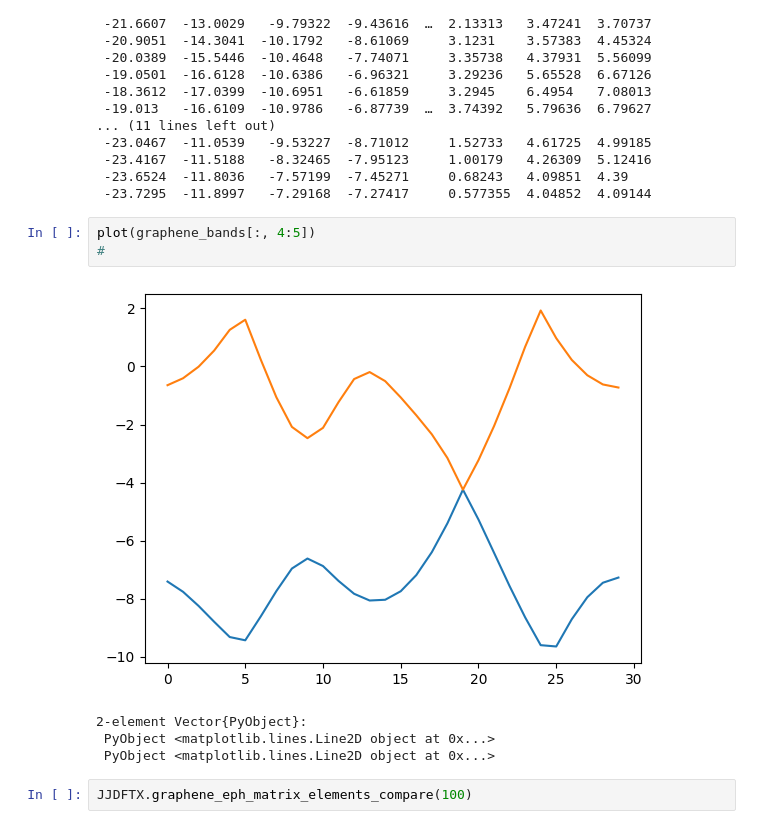
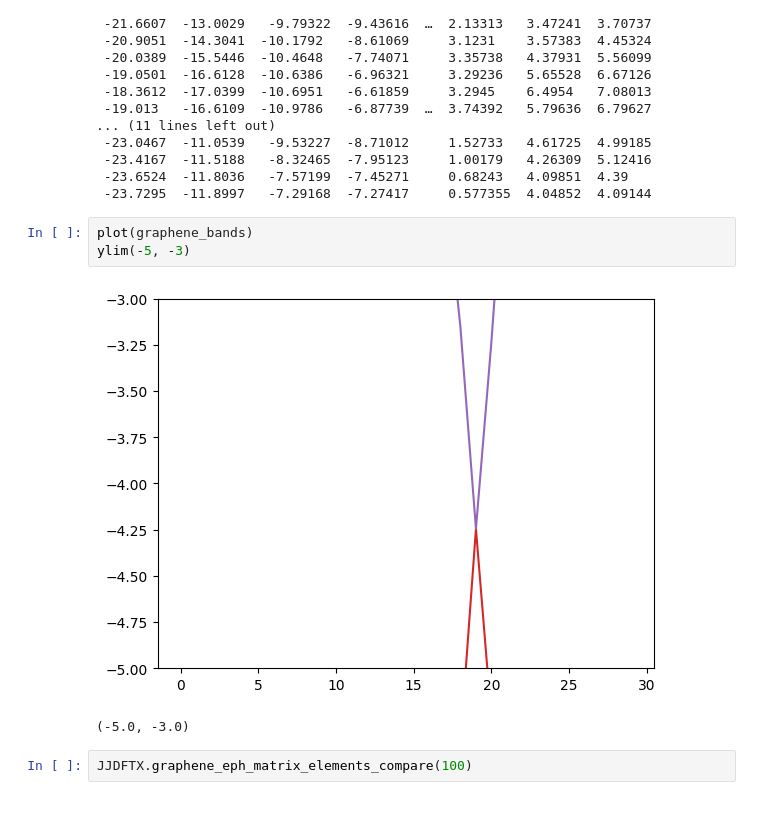
Before and after one commit to AliGhorashiCMT/Plasmons_Paper, a Jupyter notebook: Sanity Checks/Sanity Checks.ipynb, the cells around one changed output. Drawn from its saved outputs; the diff is of its cells as text.

```diff
--- a/Sanity Checks/Sanity Checks.ipynb
+++ b/Sanity Checks/Sanity Checks.ipynb
@@ -48,13 +46,11 @@ graphene_bands = JJDFTX.dft_graphene_wannier_dispersion()
  -23.6524  -11.8036   -7.57199  -7.45271     0.68243   4.09851  4.39
  -23.7295  -11.8997   -7.29168  -7.27417     0.577355  4.04852  4.09144
 # %%
-plot(graphene_bands[:, 4:5])
-#
+plot(graphene_bands)
+ylim(-5, -3)
 # %% [output]
-[figure, old version]
+[figure, new version]
-2-element Vector{PyObject}:
- PyObject <matplotlib.lines.Line2D object at 0x...>
- PyObject <matplotlib.lines.Line2D object at 0x...>
+(-5.0, -3.0)
 # %%
 JJDFTX.graphene_eph_matrix_elements_compare(100)
 # %% [output]
```
Also changed, not shown: parts of 58 cells of this notebook, 2 other files.
